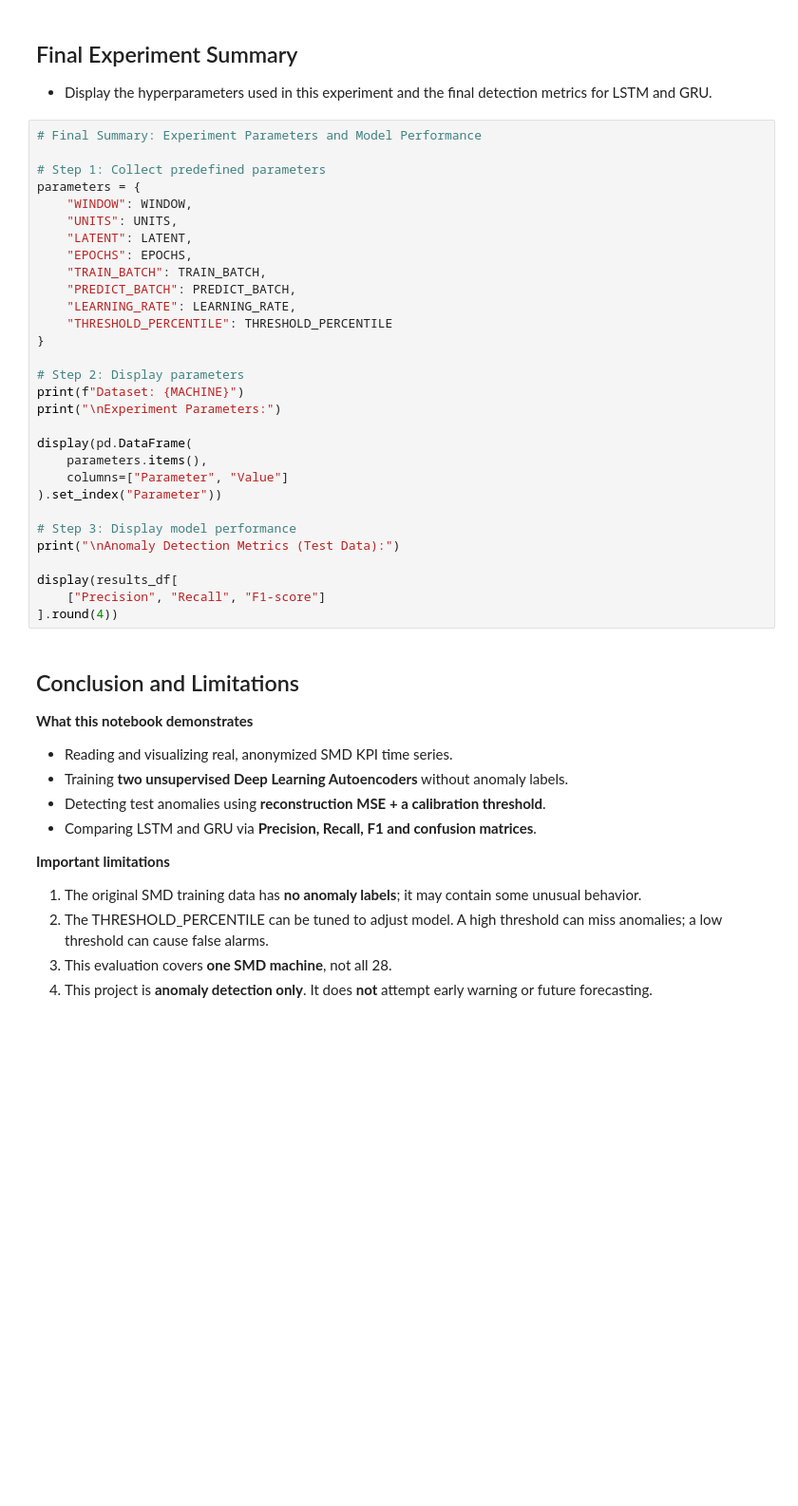
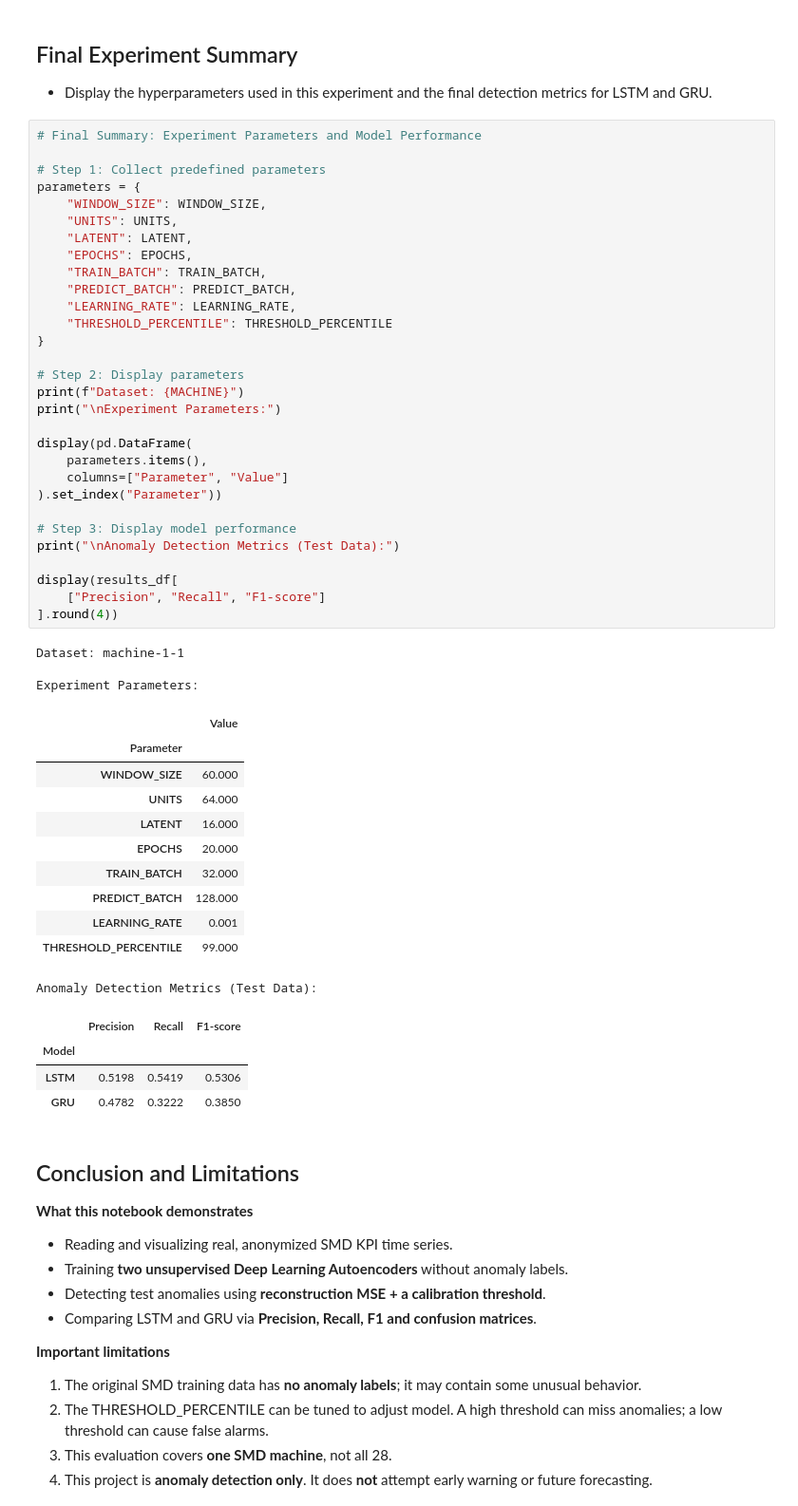
Before and after one commit to lyzhj122/Deep-Learning, a Jupyter notebook: Deep Learning Project-Anomaly_Detection_RNN/SMD_Anomaly_Detection_With_LSTM and GRU Autoencoder.ipynb, the cells around one changed output. Shown at 95% size. Saved outputs shown, nothing was run; the diff lists cells and outputs as text; blank space fills up the shorter version.

```diff
--- a/Deep Learning Project-Anomaly_Detection_RNN/SMD_Anomaly_Detection_With_LSTM and GRU Autoencoder.ipynb
+++ b/Deep Learning Project-Anomaly_Detection_RNN/SMD_Anomaly_Detection_With_LSTM and GRU Autoencoder.ipynb
@@ -664,33 +664,52 @@ This is a result for machine-1-1 and the fixed threshold; it does not prove gene
 # %%
 # Final Summary: Experiment Parameters and Model Performance
 
 # Step 1: Collect predefined parameters
 parameters = {
-    "WINDOW": WINDOW,
+    "WINDOW_SIZE": WINDOW_SIZE,
     "UNITS": UNITS,
     "LATENT": LATENT,
     "EPOCHS": EPOCHS,
     "TRAIN_BATCH": TRAIN_BATCH,
     "PREDICT_BATCH": PREDICT_BATCH,
     "LEARNING_RATE": LEARNING_RATE,
     "THRESHOLD_PERCENTILE": THRESHOLD_PERCENTILE
 }
 
 # Step 2: Display parameters
 print(f"Dataset: {MACHINE}")
 print("\nExperiment Parameters:")
 
 display(pd.DataFrame(
     parameters.items(),
     columns=["Parameter", "Value"]
 ).set_index("Parameter"))
 
 # Step 3: Display model performance
 print("\nAnomaly Detection Metrics (Test Data):")
 
 display(results_df[
     ["Precision", "Recall", "F1-score"]
 ].round(4))
+# %% [output]
+Dataset: machine-1-1
+
+Experiment Parameters:
+|  | Value |
+| Parameter |  |
+| WINDOW_SIZE | 60.000 |
+| UNITS | 64.000 |
+| LATENT | 16.000 |
+| EPOCHS | 20.000 |
+| TRAIN_BATCH | 32.000 |
+| PREDICT_BATCH | 128.000 |
+| LEARNING_RATE | 0.001 |
+| THRESHOLD_PERCENTILE | 99.000 |
+Anomaly Detection Metrics (Test Data):
+|  | Precision | Recall | F1-score |
+| Model |  |  |  |
+| LSTM | 0.5198 | 0.5419 | 0.5306 |
+| GRU | 0.4782 | 0.3222 | 0.3850 |
 # %% [markdown]
 ## Conclusion and Limitations
 
```
Also changed, not shown: parts of 4 cells of this notebook.
